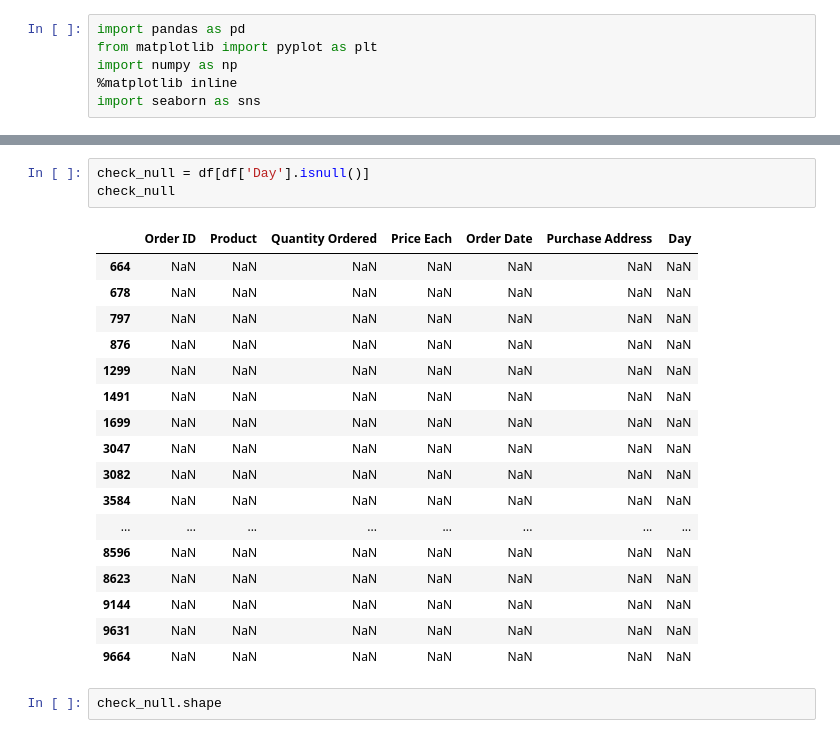
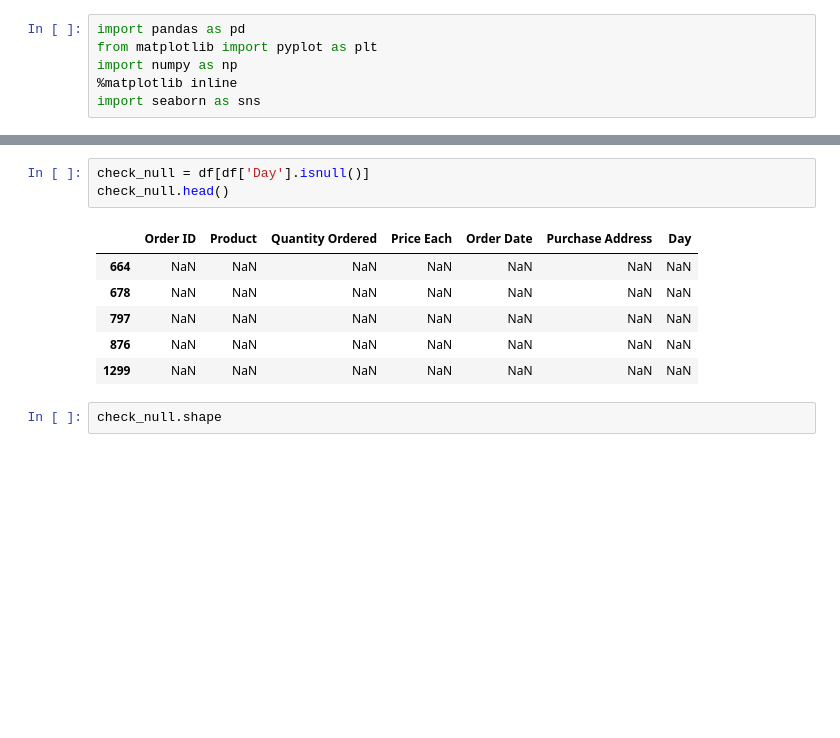
Before and after one commit to ali2alkhalaf/Portfolio2, a Jupyter notebook: Sales_january_2019_v2.ipynb, the cells around one changed output, grey strips where cells are left out. Saved outputs shown, nothing was run; the diff lists cells and outputs as text; blank space fills up the shorter version.

```diff
--- a/Sales_january_2019_v2.ipynb
+++ b/Sales_january_2019_v2.ipynb
@@ -34,24 +27,13 @@ df
 # %%
 check_null = df[df['Day'].isnull()]
-check_null
+check_null.head()
 # %% [output]
 |  | Order ID | Product | Quantity Ordered | Price Each | Order Date | Purchase Address | Day |
 | 664 | NaN | NaN | NaN | NaN | NaN | NaN | NaN |
 | 678 | NaN | NaN | NaN | NaN | NaN | NaN | NaN |
 | 797 | NaN | NaN | NaN | NaN | NaN | NaN | NaN |
 | 876 | NaN | NaN | NaN | NaN | NaN | NaN | NaN |
 | 1299 | NaN | NaN | NaN | NaN | NaN | NaN | NaN |
-| 1491 | NaN | NaN | NaN | NaN | NaN | NaN | NaN |
-| 1699 | NaN | NaN | NaN | NaN | NaN | NaN | NaN |
-| 3047 | NaN | NaN | NaN | NaN | NaN | NaN | NaN |
-| 3082 | NaN | NaN | NaN | NaN | NaN | NaN | NaN |
-| 3584 | NaN | NaN | NaN | NaN | NaN | NaN | NaN |
-| ... | ... | ... | ... | ... | ... | ... | ... |
-| 8596 | NaN | NaN | NaN | NaN | NaN | NaN | NaN |
-| 8623 | NaN | NaN | NaN | NaN | NaN | NaN | NaN |
-| 9144 | NaN | NaN | NaN | NaN | NaN | NaN | NaN |
-| 9631 | NaN | NaN | NaN | NaN | NaN | NaN | NaN |
-| 9664 | NaN | NaN | NaN | NaN | NaN | NaN | NaN |
 # %%
 check_null.shape
 # %% [output]
```
Also changed, not shown: parts of 2 cells of this notebook, 1 other file.
